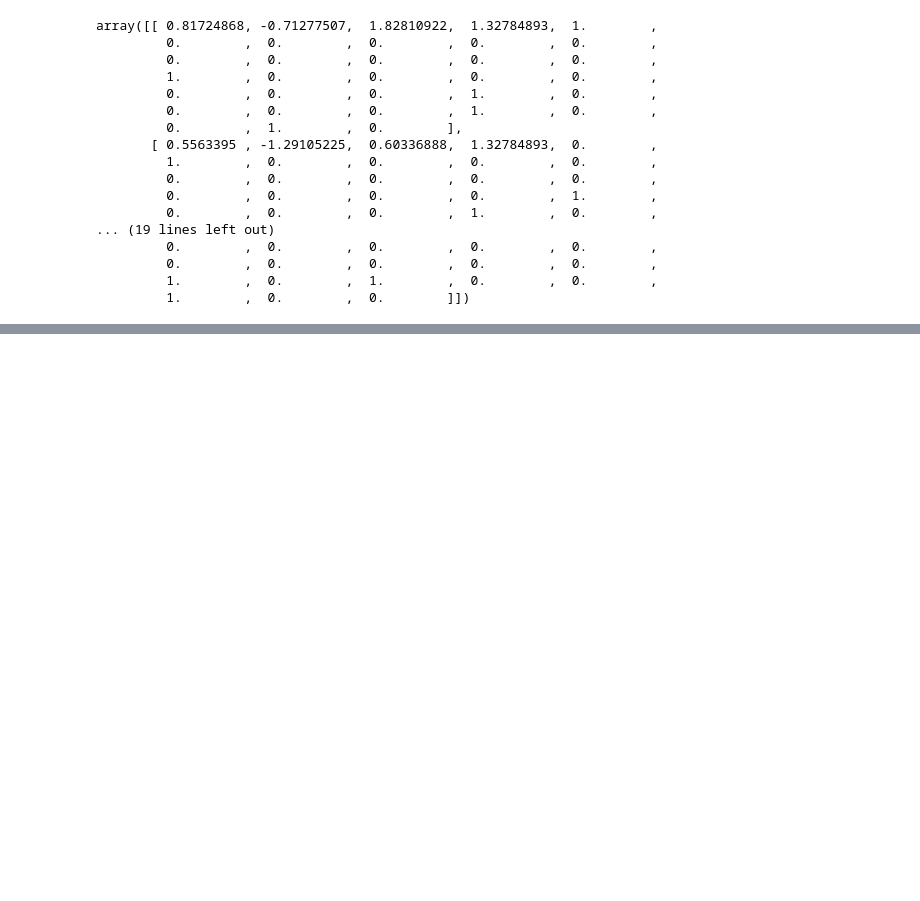
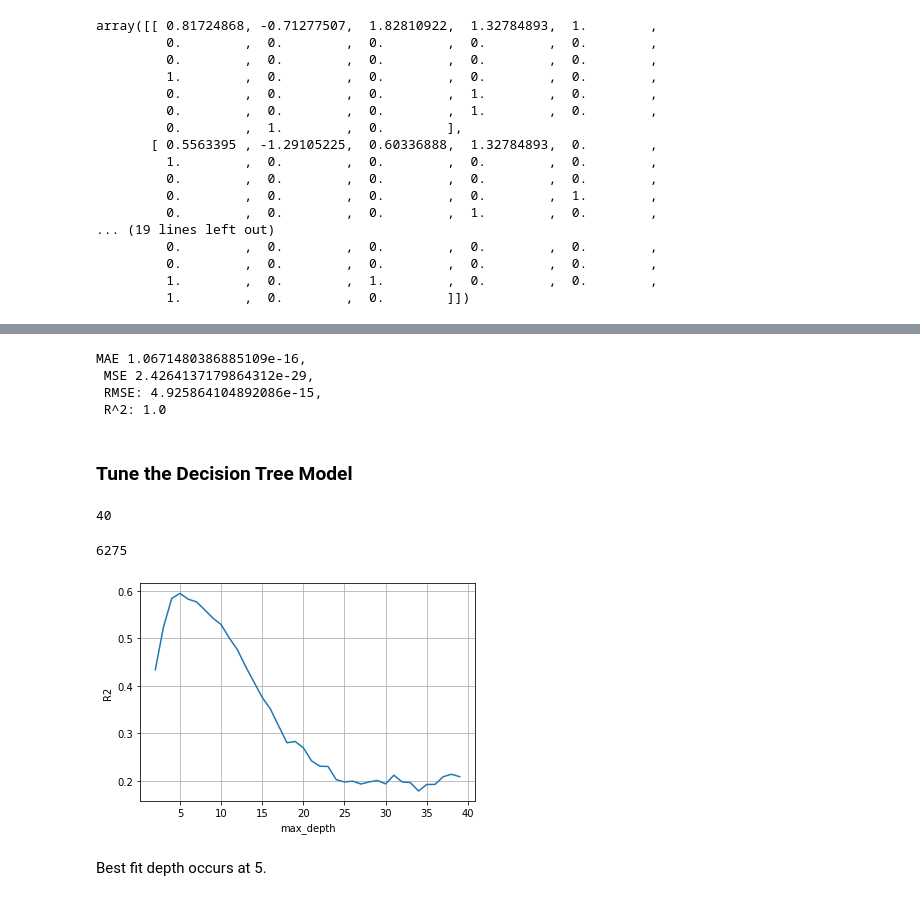
Before and after one commit to craiggossen/Projects, a Jupyter notebook: final_food_sales_predictions.ipynb, the cells around one changed output, grey strips where cells are left out. Cells and saved outputs as stored; diff of their text form; code cells hidden in the pictures; blank space fills up the shorter version.

```diff
--- a/final_food_sales_predictions.ipynb
+++ b/final_food_sales_predictions.ipynb
@@ -720,0 +714,10 @@ array([[ 0.81724868, -0.71277507,  1.82810922,  1.32784893,  1.        ,
+# %%
+#Import and instantiate the linear regression model
+from sklearn.linear_model import LinearRegression
+linreg = LinearRegression()
+
+#Instantiate the pipeline
+linreg_pipe = make_pipeline(preprocessor, linreg)
+# %%
+#Learn the relationship between X and y
+linreg_pipe.fit(X_train,y_train)
@@ -720,0 +777,9 @@ array([[ 0.81724868, -0.71277507,  1.82810922,  1.32784893,  1.        ,
+# %%
+#Instantiate the model
+dec_tree = DecisionTreeRegressor(random_state = 42)
+
+#Create a pipeline
+dec_tree_pipe = make_pipeline(preprocessor, dec_tree)
+# %%
+#Fit onto the training data
+dec_tree_pipe.fit(X_train, y_train)
@@ -720,0 +809,54 @@ array([[ 0.81724868, -0.71277507,  1.82810922,  1.32784893,  1.        ,
+# %%
+## Setup function for regression error metrics
+def eval_regression(true, pred):
+  """Takes true and predicted values (arrays) and prints MAE, MSE, RMSE and R2"""
+  mae = mean_absolute_error(true, pred)
+  mse = mean_squared_error(true, pred)
+  rmse = np.sqrt(mse)
+  r2 = r2_score(true, pred)
+
+  print(f'MAE {mae},\n MSE {mse},\n RMSE: {rmse},\n R^2: {r2} ')
+# %% [output]
+MAE 1.0671480386885109e-16,
+ MSE 2.4264137179864312e-29,
+ RMSE: 4.925864104892086e-15,
+ R^2: 1.0
+# %% [markdown]
+### Tune the Decision Tree Model
+# %%
+#See depth
+dec_tree.get_depth()
+# %% [output]
+40
+# %%
+
+#See leaf nodes
+dec_tree.get_n_leaves()
+# %% [output]
+6275
+# %%
+#Determine the best max depth
+
+# List of values to try for max_depth:
+depths = list(range(2, 40))
+# Data frame to store the score for each value of max_depth:
+scores = pd.DataFrame(index=depths, columns=['Test Score','Train Score'])
+
+for depth in depths:
+    dec_tree_depth = DecisionTreeRegressor(max_depth=depth, random_state=42)
+    dec_tree_pipe = make_pipeline(preprocessor, dec_tree_depth)
+    dec_tree_pipe.fit(X_train, y_train)
+    train_score = dec_tree_pipe.score(X_train, y_train)
+    test_score = dec_tree_pipe.score(X_test, y_test)
+    scores.loc[depth, 'Train Score'] = train_score
+    scores.loc[depth, 'Test Score'] = test_score
+
+#Visualize max_depth for highest R^2 score
+plt.plot(depths, scores['Test Score'])
+plt.xlabel('max_depth')
+plt.grid()
+plt.ylabel('R2');
+# %% [output]
+[figure, added]
+# %% [markdown]
+Best fit depth occurs at 5.
```
Also changed, not shown: parts of 33 cells of this notebook.
